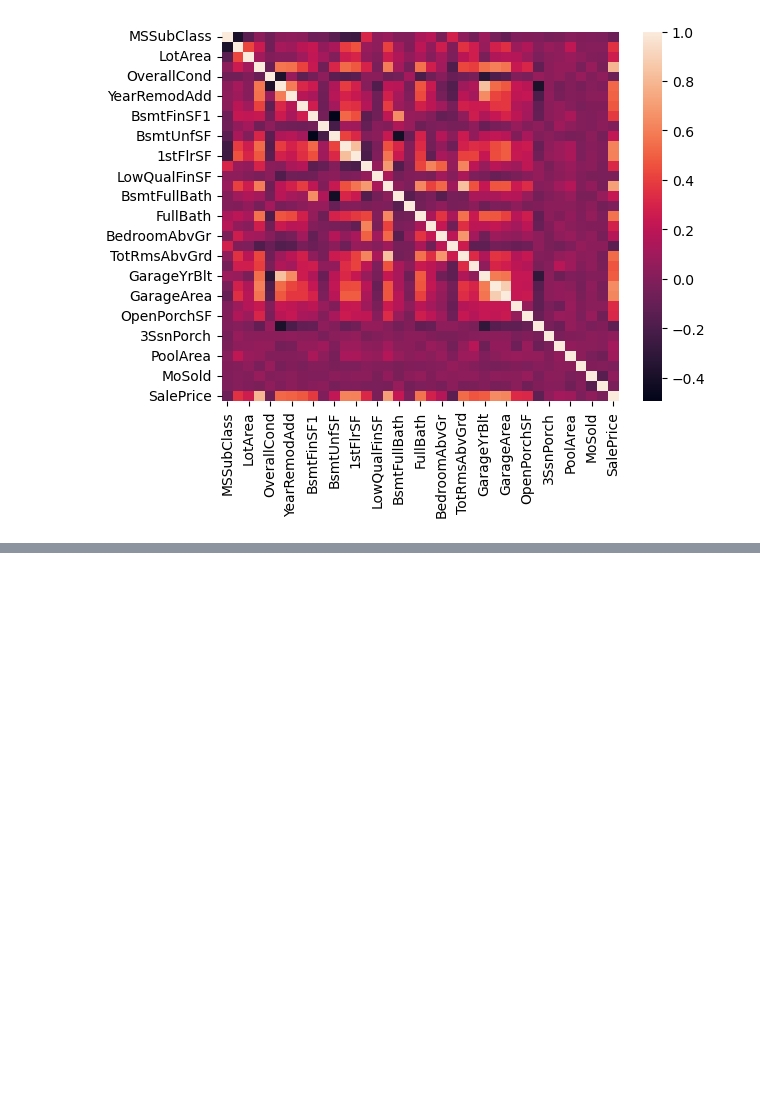
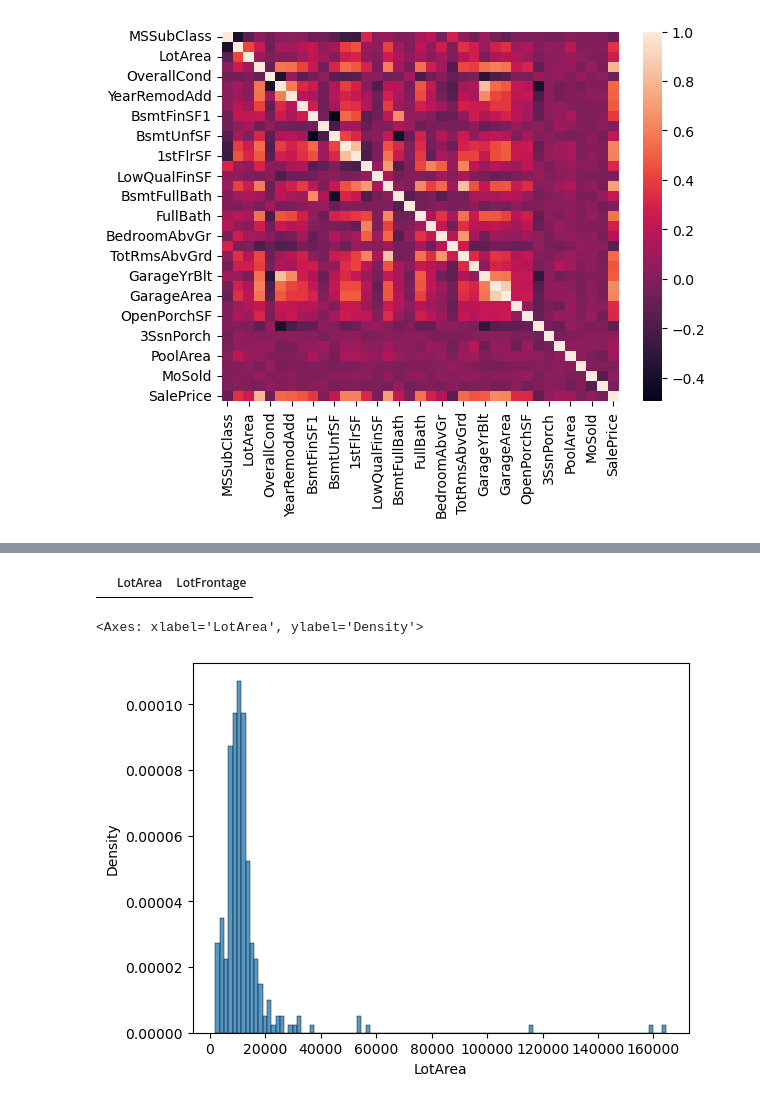
Before and after one commit to electronicmaxwell/house_price_ML, a Jupyter notebook: Initial_EDA.ipynb, the cells around one changed output, grey strips where cells are left out. Cells and saved outputs as stored; diff of their text form; code cells hidden in the pictures; blank space fills up the shorter version.

```diff
--- a/Initial_EDA.ipynb
+++ b/Initial_EDA.ipynb
@@ -230,0 +537,10 @@ sns.heatmap(corr)
+# %%
+lot = df[['LotArea', 'LotFrontage']]
+lot[lot['LotArea'] == 0 & lot['LotFrontage'].isna()]
+# %% [output]
+|  | LotArea | LotFrontage |
+# %%
+sns.histplot(data=lot[lot['LotFrontage'].isna()], x='LotArea', stat='density')
+# %% [output]
+<Axes: xlabel='LotArea', ylabel='Density'>
+[figure, added]
```
Also changed, not shown: parts of 34 cells of this notebook.
